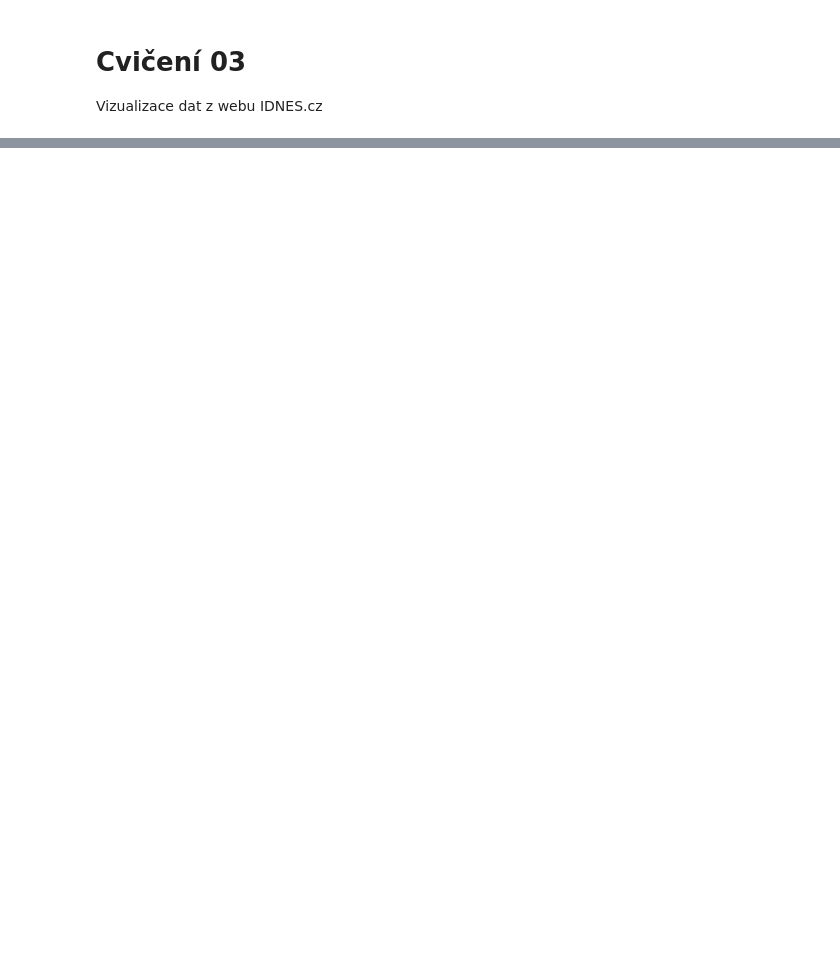
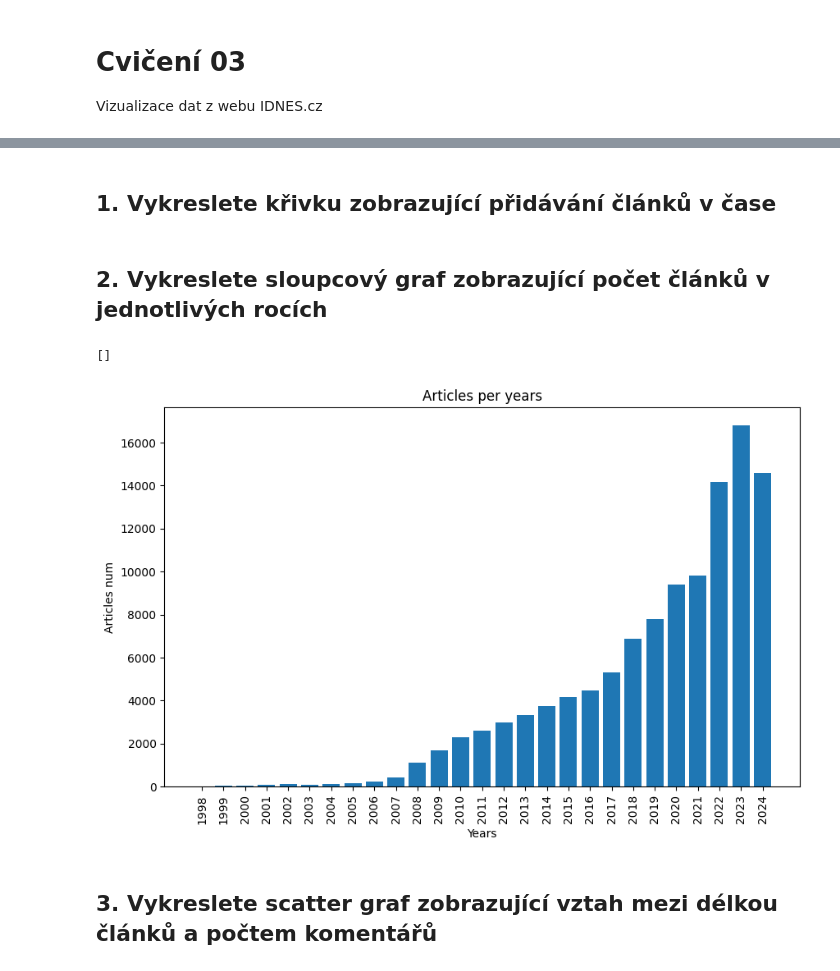
Before and after one commit to KyryloYefremov/TUL-TPB-2024-25, a Jupyter notebook: cv03/visualizer.ipynb, the cells around one changed output, grey strips where cells are left out. Saved outputs shown, nothing was run; the diff lists cells and outputs as text; code cells hidden in the pictures; blank space fills up the shorter version.

```diff
--- a/cv03/visualizer.ipynb
+++ b/cv03/visualizer.ipynb
@@ -25,0 +26,21 @@ FileNotFoundError: [Errno 2] No such file or directory: '/Users/kirillefremov/de
+# %% [markdown]
+## 1. Vykreslete křivku zobrazující přidávání článků v čase
+# %% [markdown]
+## 2. Vykreslete sloupcový graf zobrazující počet článků v jednotlivých rocích
+# %%
+articles_per_year = df.groupby(df['date'].dt.year).size().reset_index(name='articles_count')
+x = articles_per_year['date'].astype(int)
+y = articles_per_year['articles_count']
+# %%
+fig, ax = plt.subplots(figsize=(10, 6))
+ax.set_title("Articles per years")
+ax.set_xlabel("Years")
+ax.set_ylabel("Articles num")
+ax.bar(x, y, tick_label=x)
+plt.xticks(rotation=90)
+plt.plot()
+# %% [output]
+[]
+[figure, added]
+# %% [markdown]
+## 3.  Vykreslete scatter graf zobrazující vztah mezi délkou článků a počtem komentářů
```
Also changed, not shown: parts of 16 cells of this notebook.
